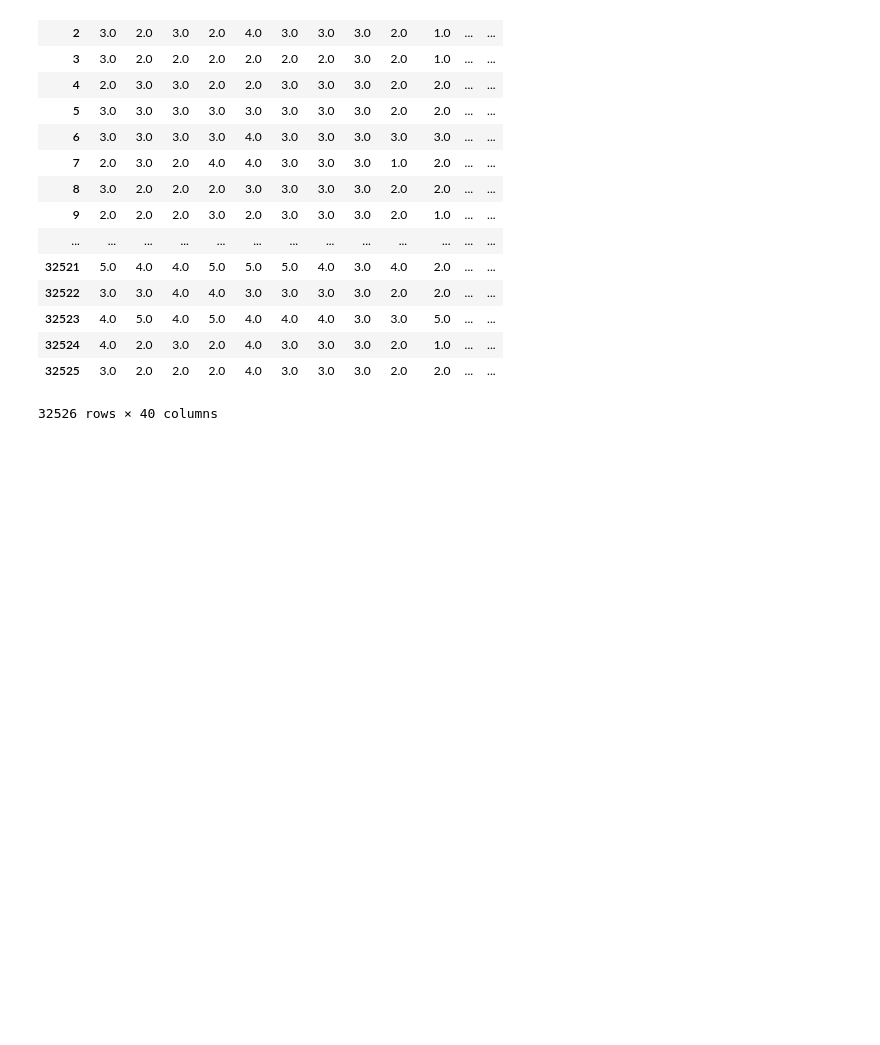
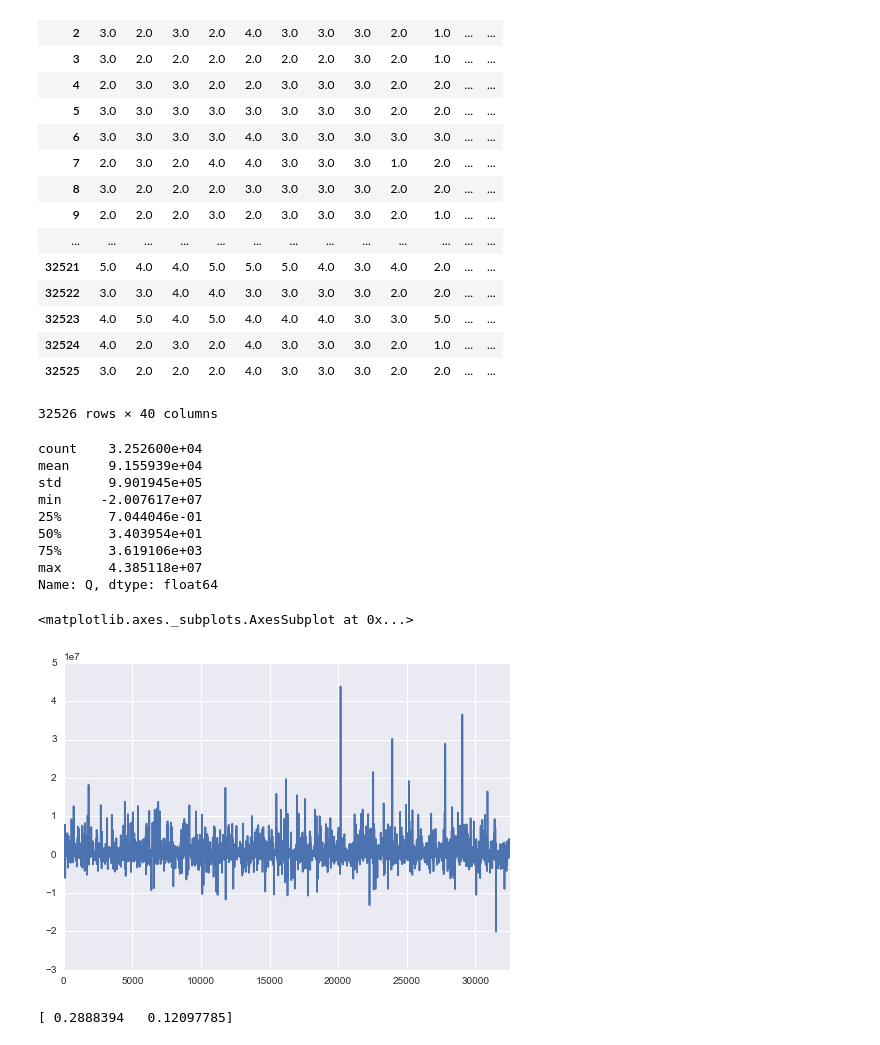
Before and after one commit to savourylie/Stock-Price-Forecaster, a Jupyter notebook: TradingBot/Untitled.ipynb, the cells around one changed output. Drawn from its saved outputs; the diff is of its cells as text; code cells hidden in the pictures; blank space fills up the shorter version.

```diff
--- a/TradingBot/Untitled.ipynb
+++ b/TradingBot/Untitled.ipynb
@@ -67,3 +67,18 @@ display(dfQ)
 | 32524 | 4.0 | 2.0 | 3.0 | 2.0 | 4.0 | 3.0 | 3.0 | 3.0 | 2.0 | 1.0 | ... | ... |
 | 32525 | 3.0 | 2.0 | 2.0 | 2.0 | 4.0 | 3.0 | 3.0 | 3.0 | 2.0 | 2.0 | ... | ... |
 32526 rows × 40 columns
+# %%
+print(dfQ['Q'].describe())
+dfQ['Q'].plot()
+# %% [output]
+count    3.252600e+04
+mean     9.155939e+04
+std      9.901945e+05
+min     -2.007617e+07
+25%      7.044046e-01
+50%      3.403954e+01
+75%      3.619106e+03
+max      4.385118e+07
+Name: Q, dtype: float64
+<matplotlib.axes._subplots.AxesSubplot at 0x...>
+[figure, added]
@@ -69,0 +88,15 @@ display(dfQ)
+# %%
+import renders as rs
+from sklearn.decomposition import PCA
+# TODO: Apply PCA to the good data with the same number of dimensions as features
+pca = PCA(n_components=2)
+pca.fit(dfQ_X)
+
+# TODO: Apply a PCA transformation to the sample log-data
+# pca_samples = pca.transform(log_samples)
+
+# Generate PCA results plot
+# pca_results = rs.pca_results(dfQ_X, pca)
+print(pca.explained_variance_ratio_)
+# %% [output]
+[ 0.2888394   0.12097785]
```
Also changed, not shown: parts of 13 cells of this notebook, 6 other files.
